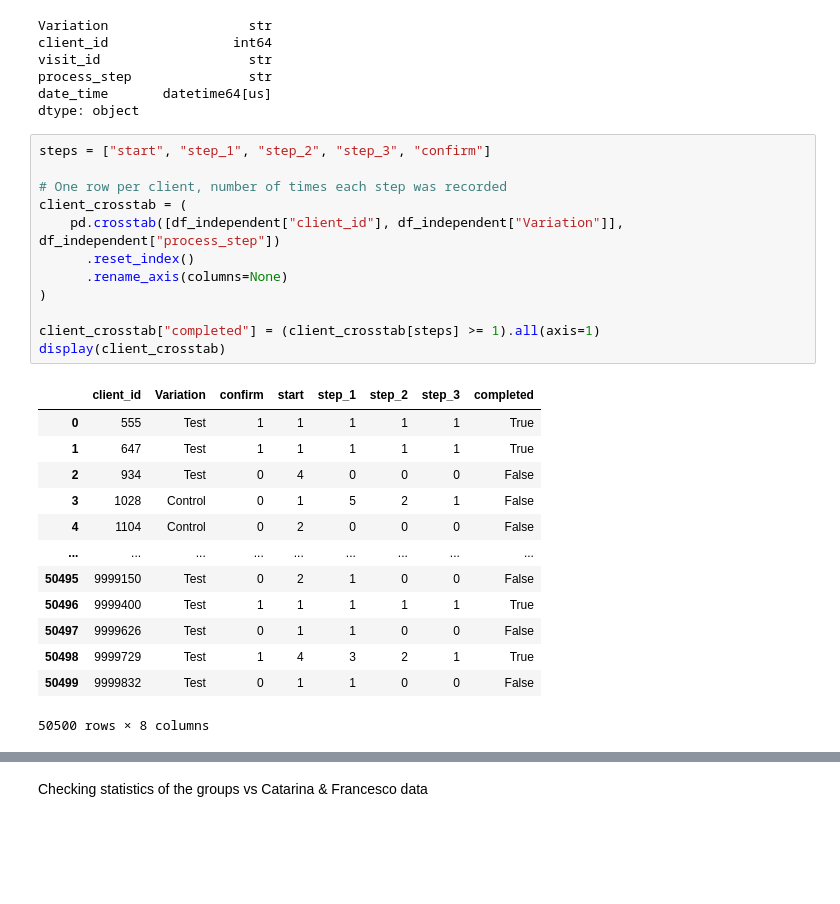
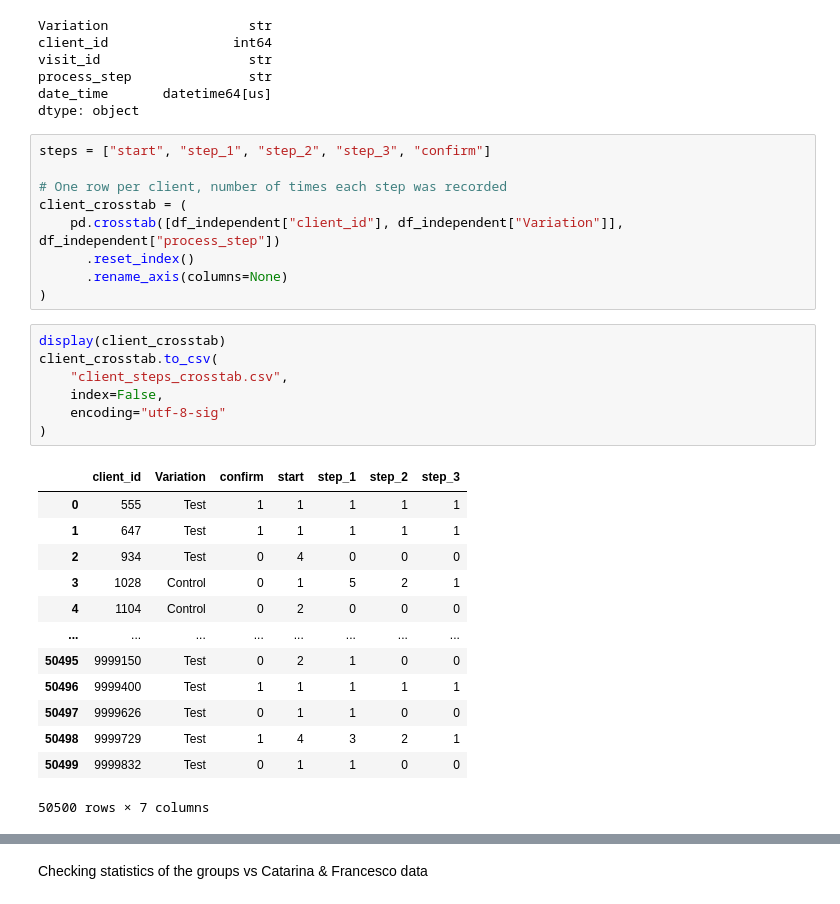
Before and after one commit to FranciscoDosReis/vanguard-FCCP-Solutions, a Jupyter notebook: notebooks/hypothesis_test_charles.ipynb, the cells around one changed output, grey strips where cells are left out. Drawn from its saved outputs; the diff is of its cells as text; blank space fills up the shorter version.

```diff
--- a/notebooks/hypothesis_test_charles.ipynb
+++ b/notebooks/hypothesis_test_charles.ipynb
@@ -83,20 +83,24 @@ client_crosstab = (
       .reset_index()
       .rename_axis(columns=None)
 )
-
-client_crosstab["completed"] = (client_crosstab[steps] >= 1).all(axis=1)
-display(client_crosstab)
-# %% [output]
-|  | client_id | Variation | confirm | start | step_1 | step_2 | step_3 | completed |
-| 0 | 555 | Test | 1 | 1 | 1 | 1 | 1 | True |
-| 1 | 647 | Test | 1 | 1 | 1 | 1 | 1 | True |
-| 2 | 934 | Test | 0 | 4 | 0 | 0 | 0 | False |
-| 3 | 1028 | Control | 0 | 1 | 5 | 2 | 1 | False |
-| 4 | 1104 | Control | 0 | 2 | 0 | 0 | 0 | False |
-| ... | ... | ... | ... | ... | ... | ... | ... | ... |
-| 50495 | 9999150 | Test | 0 | 2 | 1 | 0 | 0 | False |
-| 50496 | 9999400 | Test | 1 | 1 | 1 | 1 | 1 | True |
-| 50497 | 9999626 | Test | 0 | 1 | 1 | 0 | 0 | False |
-| 50498 | 9999729 | Test | 1 | 4 | 3 | 2 | 1 | True |
-| 50499 | 9999832 | Test | 0 | 1 | 1 | 0 | 0 | False |
-50500 rows × 8 columns
+# %%
+display(client_crosstab)
+client_crosstab.to_csv(
+    "client_steps_crosstab.csv",
+    index=False,
+    encoding="utf-8-sig"
+)
+# %% [output]
+|  | client_id | Variation | confirm | start | step_1 | step_2 | step_3 |
+| 0 | 555 | Test | 1 | 1 | 1 | 1 | 1 |
+| 1 | 647 | Test | 1 | 1 | 1 | 1 | 1 |
+| 2 | 934 | Test | 0 | 4 | 0 | 0 | 0 |
+| 3 | 1028 | Control | 0 | 1 | 5 | 2 | 1 |
+| 4 | 1104 | Control | 0 | 2 | 0 | 0 | 0 |
+| ... | ... | ... | ... | ... | ... | ... | ... |
+| 50495 | 9999150 | Test | 0 | 2 | 1 | 0 | 0 |
+| 50496 | 9999400 | Test | 1 | 1 | 1 | 1 | 1 |
+| 50497 | 9999626 | Test | 0 | 1 | 1 | 0 | 0 |
+| 50498 | 9999729 | Test | 1 | 4 | 3 | 2 | 1 |
+| 50499 | 9999832 | Test | 0 | 1 | 1 | 0 | 0 |
+50500 rows × 7 columns
```
Also changed, not shown: parts of 2 cells of this notebook, 7 other files.
